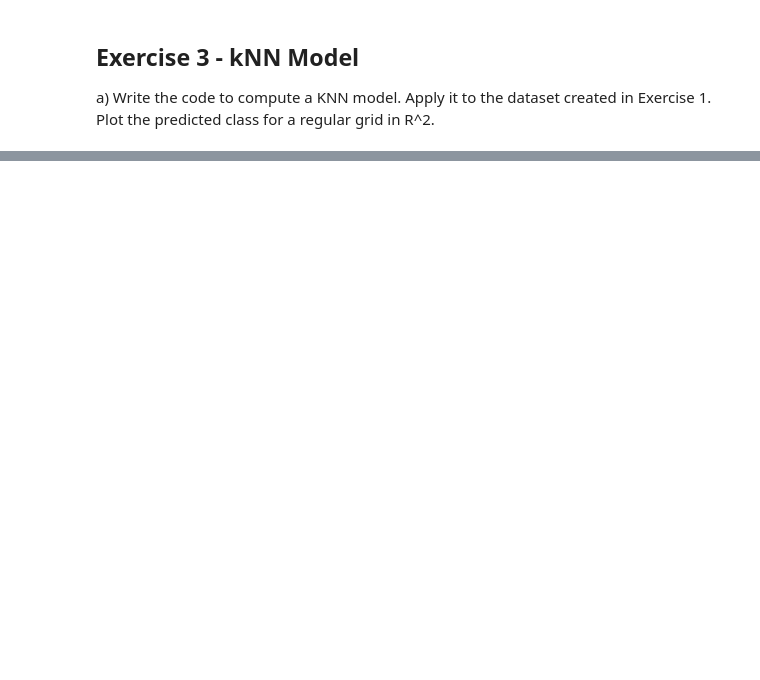
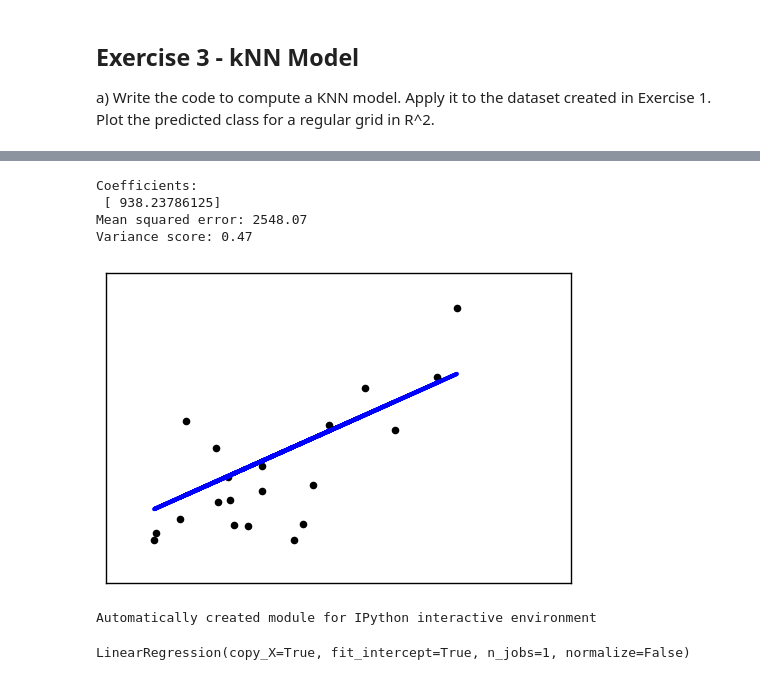
Before and after one commit to amanullahtariq/MLAlgorithm, a Jupyter notebook: Exercise1/Sheet1.ipynb, the cells around one changed output, grey strips where cells are left out. Drawn from its saved outputs; the diff is of its cells as text; code cells hidden in the pictures; blank space fills up the shorter version.

```diff
--- a/Exercise1/Sheet1.ipynb
+++ b/Exercise1/Sheet1.ipynb
@@ -186,3 +202,83 @@ for weights in ['uniform', 'distance']:
               % (n_neighbors, weights))
 
 plt.show()
+# %%
+# Code source: Jaques Grobler
+# License: BSD 3 clause
+
+
+import matplotlib.pyplot as plt
+import numpy as np
+from sklearn import datasets, linear_model
+
+# Load the diabetes dataset
+diabetes = datasets.load_diabetes()
+
+
+# Use only one feature
+diabetes_X = diabetes.data[:, np.newaxis, 2]
+
+# Split the data into training/testing sets
+diabetes_X_train = diabetes_X[:-20]
+diabetes_X_test = diabetes_X[-20:]
+
+# Split the targets into training/testing sets
+diabetes_y_train = diabetes.target[:-20]
+diabetes_y_test = diabetes.target[-20:]
+
+# Create linear regression object
+regr = linear_model.LinearRegression()
+
+# Train the model using the training sets
+regr.fit(diabetes_X_train, diabetes_y_train)
+
+# The coefficients
+print('Coefficients: \n', regr.coef_)
+# The mean squared error
+print("Mean squared error: %.2f"
+      % np.mean((regr.predict(diabetes_X_test) - diabetes_y_test) ** 2))
+# Explained variance score: 1 is perfect prediction
+print('Variance score: %.2f' % regr.score(diabetes_X_test, diabetes_y_test))
+
+# Plot outputs
+plt.scatter(diabetes_X_test, diabetes_y_test,  color='black')
+plt.plot(diabetes_X_test, regr.predict(diabetes_X_test), color='blue',
+         linewidth=3)
+
+plt.xticks(())
+plt.yticks(())
+
+plt.show()
+# %% [output]
+Coefficients:
+ [ 938.23786125]
+Mean squared error: 2548.07
+Variance score: 0.47
+[figure, added]
+# %%
+print(__doc__)
+
+
+# Code source: Gaël Varoquaux
+# Modified for documentation by Jaques Grobler
+# License: BSD 3 clause
+
+import matplotlib.pyplot as plt
+import numpy as np
+from mpl_toolkits.mplot3d import Axes3D
+
+from sklearn import datasets, linear_model
+
+diabetes = datasets.load_diabetes()
+indices = (0, 1)
+
+X_train = diabetes.data[:-20, indices]
+X_test = diabetes.data[-20:, indices]
+y_train = diabetes.target[:-20]
+y_test = diabetes.target[-20:]
+
+ols = linear_model.LinearRegression()
+ols.fit(X_train, y_train)
+# %% [output]
+Automatically created module for IPython interactive environment
+LinearRegression(copy_X=True, fit_intercept=True, n_jobs=1, normalize=False)
```
Also changed, not shown: parts of 16 cells of this notebook, 1 other file.
